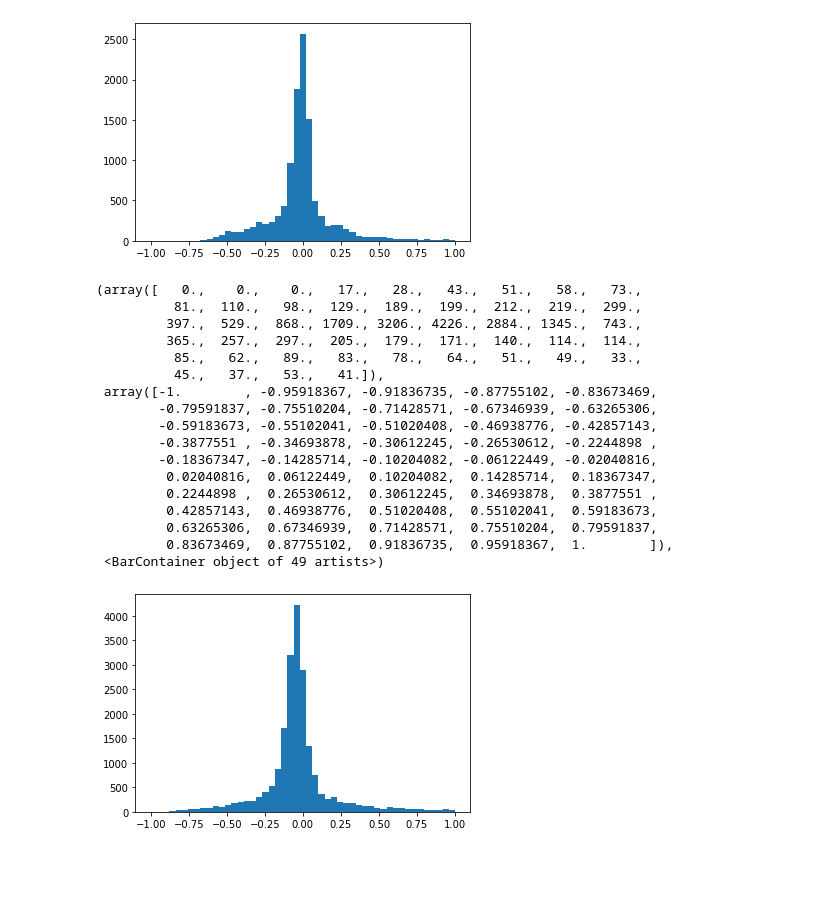
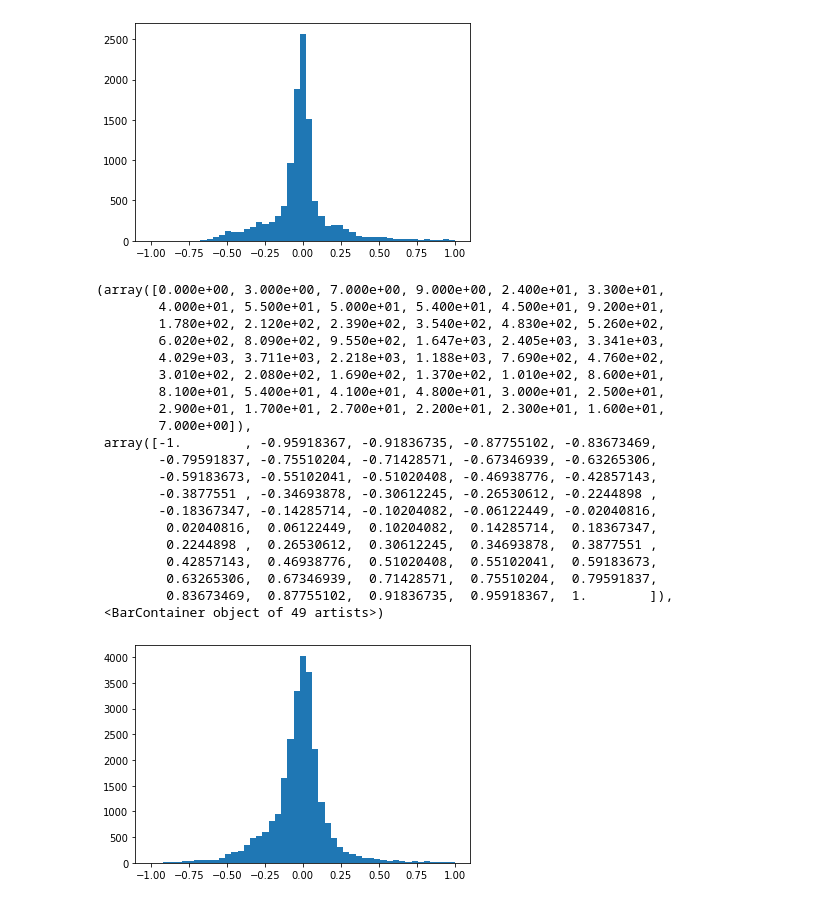
Before and after one commit to profxj/mhw_analysis, a Jupyter notebook: mhw_analysis/chl/mon_chl_anl.ipynb, the cells around one changed output. Saved outputs shown, nothing was run; the diff lists cells and outputs as text; code cells hidden in the pictures; blank space fills up the shorter version.

Commit message:
updates with mean

```diff
--- a/mhw_analysis/chl/mon_chl_anl.ipynb
+++ b/mhw_analysis/chl/mon_chl_anl.ipynb
@@ -3,6 +3,6 @@ import xarray
 import numpy
 import matplotlib.pyplot as plt
 # %%
-chl=xarray.open_dataset("chl_2016-12.nc")
+chl=xarray.open_dataset("chl_2013-7.nc")
 chl1=chl.chl
-chl2=chl1.sel(time='2016-12-31')
+chl2=chl1.sel(time='2013-7-15')
@@ -9,5 +11,5 @@ chl2=chl1.sel(time='2016-12-31')
 # %%
 bl=xarray.open_dataset("CHL_baseline_1993-2020.nc")
 bls=bl.seasonalT
-bls1=bls.sel(doy=[365])
+bls1=bls.sel(doy=[258])
 bls1.plot()
@@ -32,7 +31,7 @@ Data variables:
 mask=xarray.open_dataset('MHWS_2019_mask.nc',engine='h5netcdf')
 m1=mask.sel(lat=slice(-80.2, 90))
 m2=m1.mask
-m3=m2.sel(time=['2016-12-31'])
+m3=m2.sel(time=['2015-4-13'])
 m3.plot()
 # %% [output]
 <matplotlib.collections.QuadMesh at 0x...>
@@ -167,31 +172,37 @@ plt.hist(h1, bins=np.linspace(-1,1,50))
  <BarContainer object of 49 artists>)
 [figure]
 # %%
-#2015
+#2015-4-13
+#-0.019906083
 blob=m3[...,0]==531
 bls_2 = bls1.data[0,...]
 chl_2=chl2.data[0,0,...]
 bb=bls_2[blob]
 cb=chl_2[blob]
 h=((cb-bb)/bb)
 h1 = h[~numpy.isnan(h)]
 plt.hist(h1, bins=np.linspace(-1,1,50))
+m=np.mean(h1)
+m
 # %% [output]
-(array([   0.,    0.,    0.,   17.,   28.,   43.,   51.,   58.,   73.,
-          81.,  110.,   98.,  129.,  189.,  199.,  212.,  219.,  299.,
-         397.,  529.,  868., 1709., 3206., 4226., 2884., 1345.,  743.,
-         365.,  257.,  297.,  205.,  179.,  171.,  140.,  114.,  114.,
-          85.,   62.,   89.,   83.,   78.,   64.,   51.,   49.,   33.,
-          45.,   37.,   53.,   41.]),
+(array([0.000e+00, 3.000e+00, 7.000e+00, 9.000e+00, 2.400e+01, 3.300e+01,
+        4.000e+01, 5.500e+01, 5.000e+01, 5.400e+01, 4.500e+01, 9.200e+01,
+        1.780e+02, 2.120e+02, 2.390e+02, 3.540e+02, 4.830e+02, 5.260e+02,
+        6.020e+02, 8.090e+02, 9.550e+02, 1.647e+03, 2.405e+03, 3.341e+03,
+        4.029e+03, 3.711e+03, 2.218e+03, 1.188e+03, 7.690e+02, 4.760e+02,
+        3.010e+02, 2.080e+02, 1.690e+02, 1.370e+02, 1.010e+02, 8.600e+01,
+        8.100e+01, 5.400e+01, 4.100e+01, 4.800e+01, 3.000e+01, 2.500e+01,
+        2.900e+01, 1.700e+01, 2.700e+01, 2.200e+01, 2.300e+01, 1.600e+01,
+        7.000e+00]),
  array([-1.        , -0.95918367, -0.91836735, -0.87755102, -0.83673469,
         -0.79591837, -0.75510204, -0.71428571, -0.67346939, -0.63265306,
         -0.59183673, -0.55102041, -0.51020408, -0.46938776, -0.42857143,
         -0.3877551 , -0.34693878, -0.30612245, -0.26530612, -0.2244898 ,
         -0.18367347, -0.14285714, -0.10204082, -0.06122449, -0.02040816,
          0.02040816,  0.06122449,  0.10204082,  0.14285714,  0.18367347,
          0.2244898 ,  0.26530612,  0.30612245,  0.34693878,  0.3877551 ,
          0.42857143,  0.46938776,  0.51020408,  0.55102041,  0.59183673,
          0.63265306,  0.67346939,  0.71428571,  0.75510204,  0.79591837,
          0.83673469,  0.87755102,  0.91836735,  0.95918367,  1.        ]),
  <BarContainer object of 49 artists>)
-[figure, old version]
+[figure, new version]
```
Also changed, not shown: parts of 15 cells of this notebook, 2 other files.
